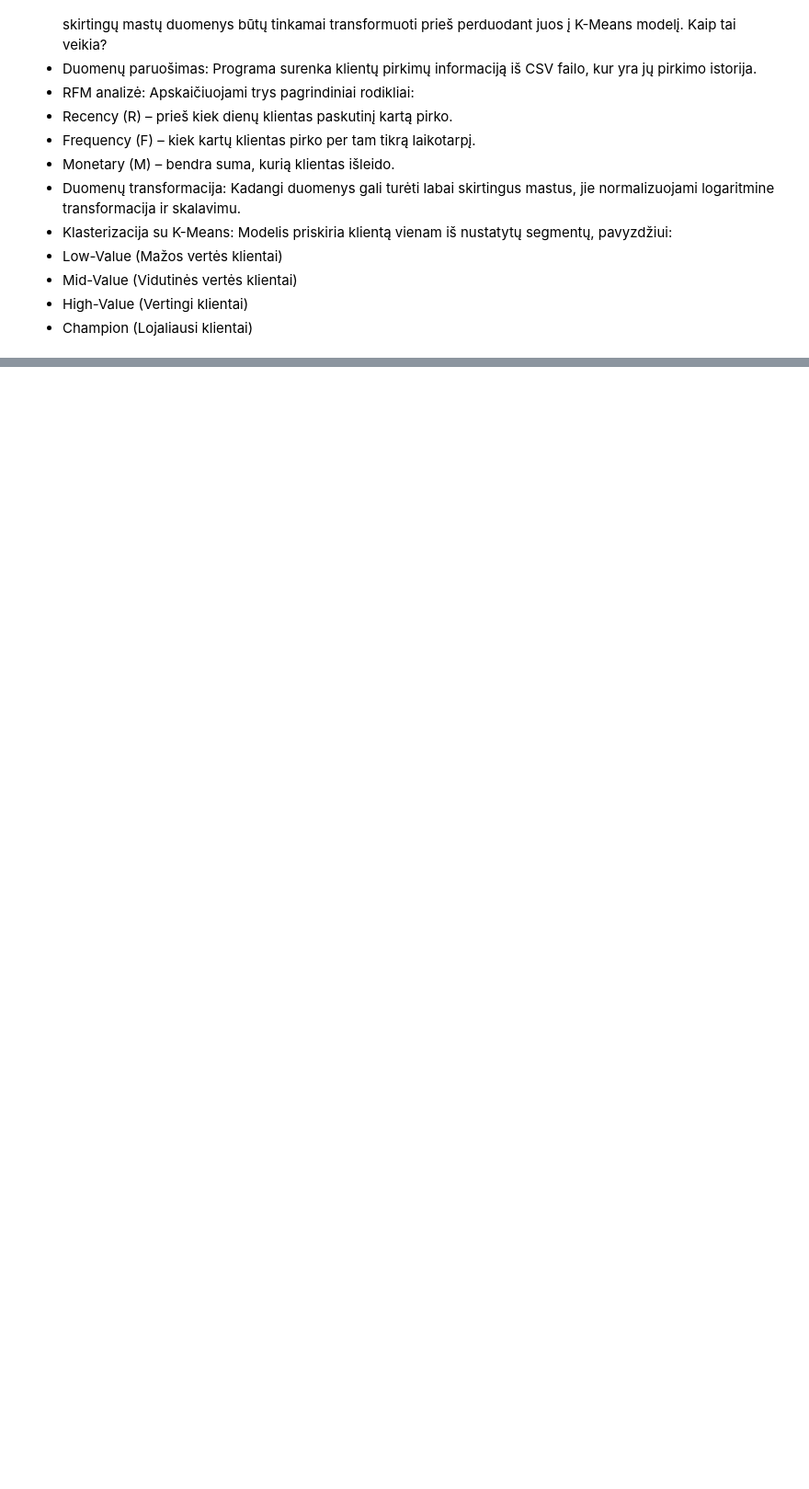
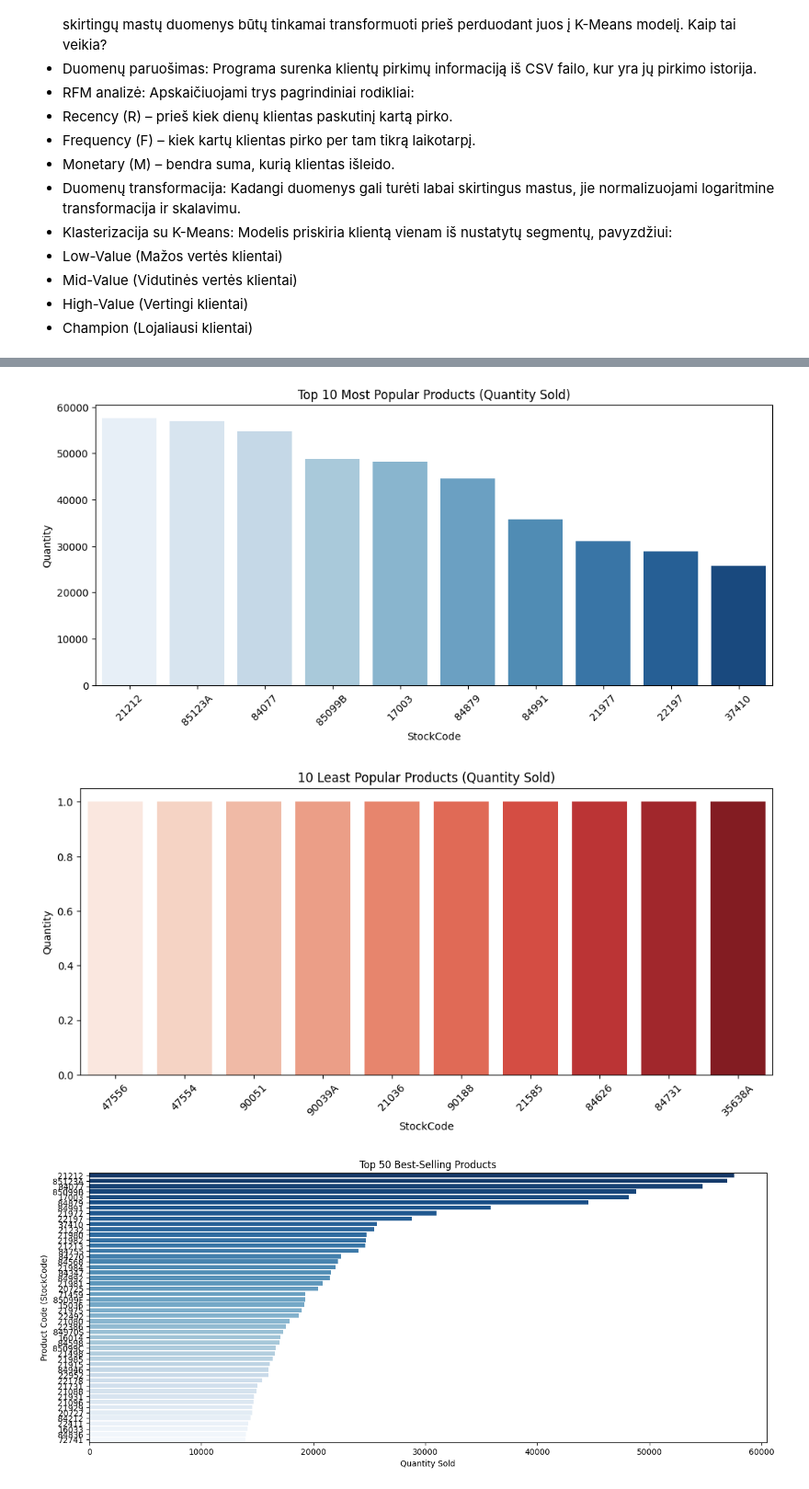
Before and after one commit to Auriumtheone/--Retail-Analytics-Segmentation-Forecasting., a Jupyter notebook: project_overview1.ipynb, the cells around one changed output, grey strips where cells are left out. Shown at 92% size. Saved outputs shown, nothing was run; the diff lists cells and outputs as text; code cells hidden in the pictures; blank space fills up the shorter version.

```diff
--- a/project_overview1.ipynb
+++ b/project_overview1.ipynb
@@ -922,0 +1200,63 @@ Kaip tai veikia?
+# %%
+import pandas as pd
+import matplotlib.pyplot as plt
+import seaborn as sns
+
+# Load data
+file_path = "data/processed/cleaned_online_retail.csv"
+df = pd.read_csv(file_path)
+
+# Aggregate sales by product
+product_sales = df.groupby('StockCode')['Quantity'].sum().reset_index()
+
+# Identify top 10 most popular products
+top_products = product_sales.sort_values(by="Quantity", ascending=False).head(10)
+
+# Identify 10 least popular products
+least_products = product_sales.sort_values(by="Quantity", ascending=True).head(10)
+
+# 🔹 Plot bar charts
+plt.figure(figsize=(12, 5))
+# sns.barplot(x=top_products['StockCode'], y=top_products['Quantity'], palette="Blues")
+
+sns.barplot(x=top_products['StockCode'], y=top_products['Quantity'], hue=top_products['StockCode'], palette="Blues", legend=False)
+
+plt.xticks(rotation=45)
+plt.title("Top 10 Most Popular Products (Quantity Sold)")
+plt.show()
+
+plt.figure(figsize=(12, 5))
+# sns.barplot(x=least_products['StockCode'], y=least_products['Quantity'], palette="Reds")
+sns.barplot(x=least_products['StockCode'], y=least_products['Quantity'], hue=least_products['StockCode'], palette="Reds", legend=False)
+
+plt.xticks(rotation=45)
+plt.title("10 Least Popular Products (Quantity Sold)")
+plt.show()
+
+
+# Aggregate total quantity sold per product
+product_sales = df.groupby('StockCode')['Quantity'].sum().reset_index()
+
+# Get top 50 best-selling products
+top_50_products = product_sales.sort_values(by="Quantity", ascending=False).head(50)
+
+# 🔹 Bar Chart of Top 50 Sold Products
+plt.figure(figsize=(15, 6))
+# sns.barplot(y=top_50_products['StockCode'], x=top_50_products['Quantity'], palette="Blues_r")
+
+sns.barplot(y=top_50_products['StockCode'], x=top_50_products['Quantity'], hue=top_50_products['StockCode'], palette="Blues_r", legend=False)
+
+plt.xlabel("Quantity Sold")
+plt.ylabel("Product Code (StockCode)")
+plt.title("Top 50 Best-Selling Products")
+plt.show()
+
+# 🔹 Pie Chart of Sales Share Among Top 50 Products
+plt.figure(figsize=(8, 8))
+plt.pie(top_50_products['Quantity'], labels=top_50_products['StockCode'], autopct='%1.1f%%', colors=sns.color_palette("coolwarm", len(top_50_products)))
+plt.title("Sales Distribution for Top 50 Best-Selling Products")
+plt.show()
+# %% [output]
+[figure, added]
+[figure, added]
+[figure, added]
```
Also changed, not shown: parts of 10 cells of this notebook, 6 other files.
